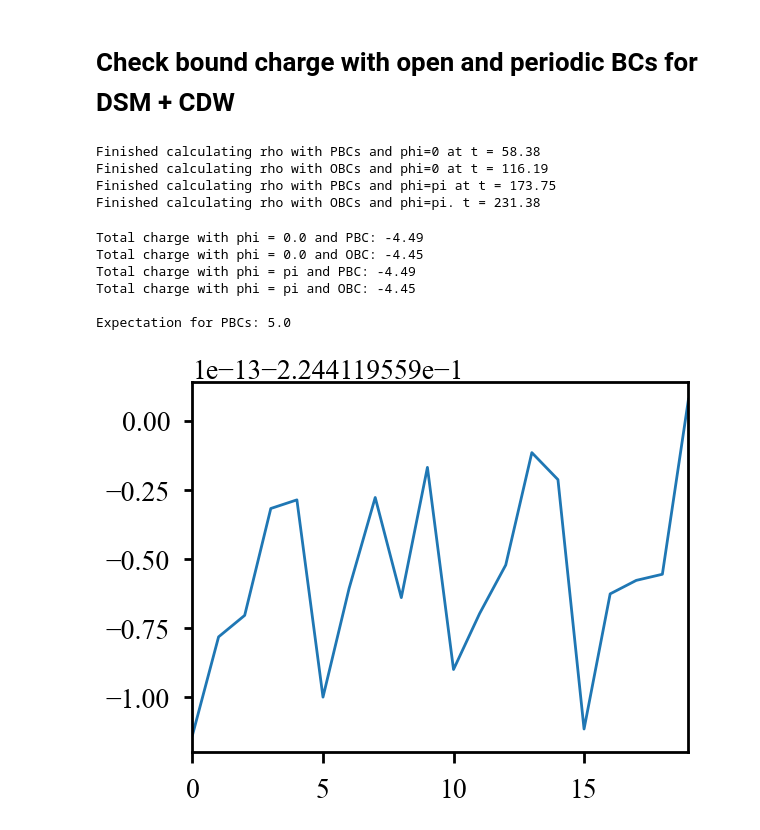
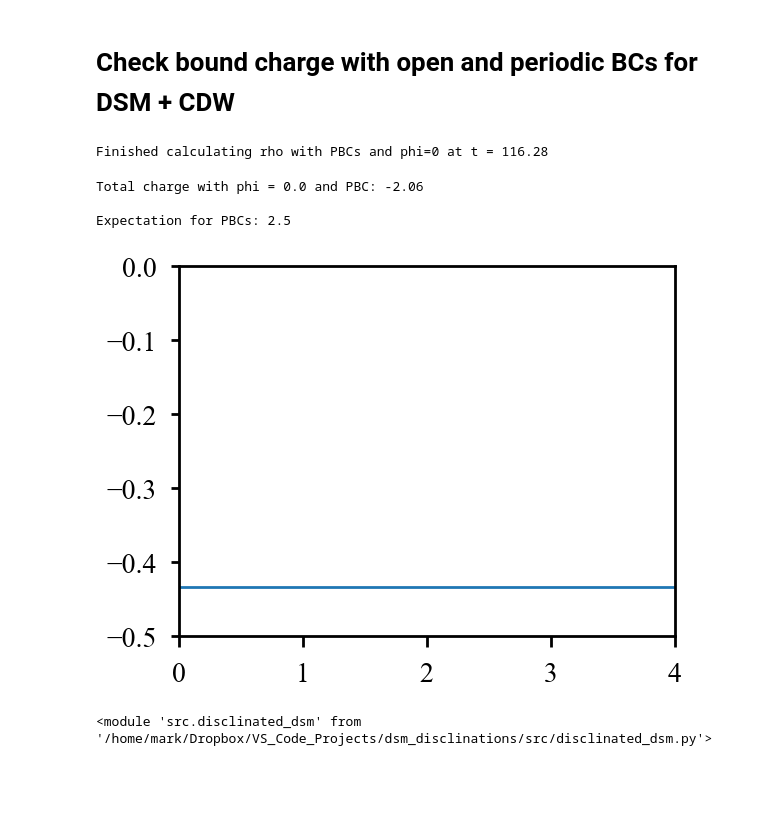
Before and after one commit to mhirsbrunner/dsm_disclinations, a Jupyter notebook: dsm_plus_cdw_characterization.ipynb, the cells around one changed output. Cells and saved outputs as stored; diff of their text form; code cells hidden in the pictures; blank space fills up the shorter version.

```diff
--- a/dsm_plus_cdw_characterization.ipynb
+++ b/dsm_plus_cdw_characterization.ipynb
@@ -493,55 +508,55 @@ expectation            = -0.250
 # %% [markdown]
 # Check bound charge with open and periodic BCs for DSM + CDW
 # %%
-n_z = 10 * n_cdw
-n_x = 12
+n_z = 5 * n_cdw
+n_x = 19
 
 tic = time()
 pos_pbc_rho = disc.disc_rho_in_z(n_z, True, n_x, model_params, cdw_params)
 print(f'Finished calculating rho with PBCs and phi=0 at t = {time() - tic:.2f}')
 
-pos_obc_rho = disc.disc_rho_in_z(n_z, False, n_x, model_params, cdw_params)
-print(f'Finished calculating rho with OBCs and phi=0 at t = {time() - tic:.2f}')
+# pos_obc_rho = disc.disc_rho_in_z(n_z, False, n_x, model_params, cdw_params)
+# print(f'Finished calculating rho with OBCs and phi=0 at t = {time() - tic:.2f}')
 
-cdw_params['phi'] = pi
+# cdw_params['phi'] = pi
 
-neg_pbc_rho = disc.disc_rho_in_z(n_z, True, n_x, model_params, cdw_params)
-print(f'Finished calculating rho with PBCs and phi=pi at t = {time() - tic:.2f}')
+# neg_pbc_rho = disc.disc_rho_in_z(n_z, True, n_x, model_params, cdw_params)
+# print(f'Finished calculating rho with PBCs and phi=pi at t = {time() - tic:.2f}')
 
-neg_obc_rho = disc.disc_rho_in_z(n_z, False, n_x, model_params, cdw_params)
-print(f'Finished calculating rho with OBCs and phi=pi. t = {time() - tic:.2f}')
+# neg_obc_rho = disc.disc_rho_in_z(n_z, False, n_x, model_params, cdw_params)
+# print(f'Finished calculating rho with OBCs and phi=pi. t = {time() - tic:.2f}')
 
-cdw_params['phi'] = 0.0
+# cdw_params['phi'] = 0.0
 # %% [output]
-Finished calculating rho with PBCs and phi=0 at t = 58.38
-Finished calculating rho with OBCs and phi=0 at t = 116.19
-Finished calculating rho with PBCs and phi=pi at t = 173.75
-Finished calculating rho with OBCs and phi=pi. t = 231.38
+Finished calculating rho with PBCs and phi=0 at t = 116.28
 # %%
-theshold = n_x // 4
-threshold = 3
+threshold = n_x // 4
 
 pos_pbc_bound_charge = disc.bound_charge_density_in_z(n_x, threshold, pos_pbc_rho)
-pos_obc_bound_charge = disc.bound_charge_density_in_z(n_x, threshold, pos_obc_rho)
-neg_pbc_bound_charge = disc.bound_charge_density_in_z(n_x, threshold, neg_pbc_rho)
-neg_obc_bound_charge = disc.bound_charge_density_in_z(n_x, threshold, neg_obc_rho)
+# pos_obc_bound_charge = disc.bound_charge_density_in_z(n_x, threshold, pos_obc_rho)
+# neg_pbc_bound_charge = disc.bound_charge_density_in_z(n_x, threshold, neg_pbc_rho)
+# neg_obc_bound_charge = disc.bound_charge_density_in_z(n_x, threshold, neg_obc_rho)
 
 print(f'Total charge with phi = 0.0 and PBC: {np.sum(pos_pbc_bound_charge):.2f}')
-print(f'Total charge with phi = 0.0 and OBC: {np.sum(pos_obc_bound_charge):.2f}')
-print(f'Total charge with phi = pi and PBC: {np.sum(neg_pbc_bound_charge):.2f}')
-print(f'Total charge with phi = pi and OBC: {np.sum(neg_obc_bound_charge):.2f}')
+# print(f'Total charge with phi = 0.0 and OBC: {np.sum(pos_obc_bound_charge):.2f}')
+# print(f'Total charge with phi = pi and PBC: {np.sum(neg_pbc_bound_charge):.2f}')
+# print(f'Total charge with phi = pi and OBC: {np.sum(neg_obc_bound_charge):.2f}')
 
 print('')
-print(f'Expectation for PBCs: {1 / 4 * n_z}')
+print(f'Expectation for PBCs: {1 / 2 * nu * n_z}')
 # %% [output]
-Total charge with phi = 0.0 and PBC: -4.49
-Total charge with phi = 0.0 and OBC: -4.45
-Total charge with phi = pi and PBC: -4.49
-Total charge with phi = pi and OBC: -4.45
+Total charge with phi = 0.0 and PBC: -2.06
 
-Expectation for PBCs: 5.0
+Expectation for PBCs: 2.5
-# %%
-plt.plot(pos_pbc_bound_charge)
-plt.show()
-# %% [output]
-[figure, removed]
+# %%
+# plt.plot(pos_pbc_bound_charge)
+plt.plot(np.sum(np.reshape(pos_pbc_bound_charge, (-1, n_cdw)), axis=-1))
+plt.ylim(-0.5, 0)
+plt.show()
+# %% [output]
+[figure, added]
+# %%
+from importlib import reload
+reload(disc)
+# %% [output]
+<module 'src.disclinated_dsm' from '/home/mark/Dropbox/VS_Code_Projects/dsm_disclinations/src/disclinated_dsm.py'>
```
Also changed, not shown: parts of 5 cells of this notebook, 8 other files.
